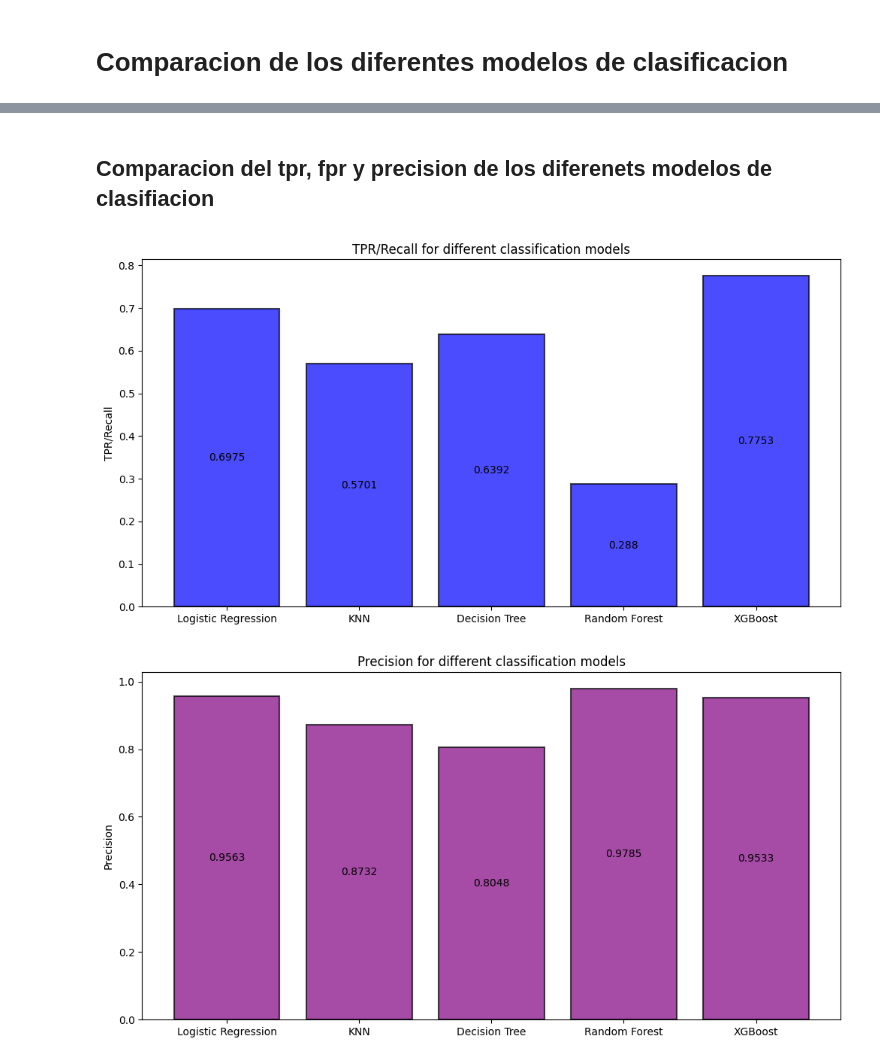
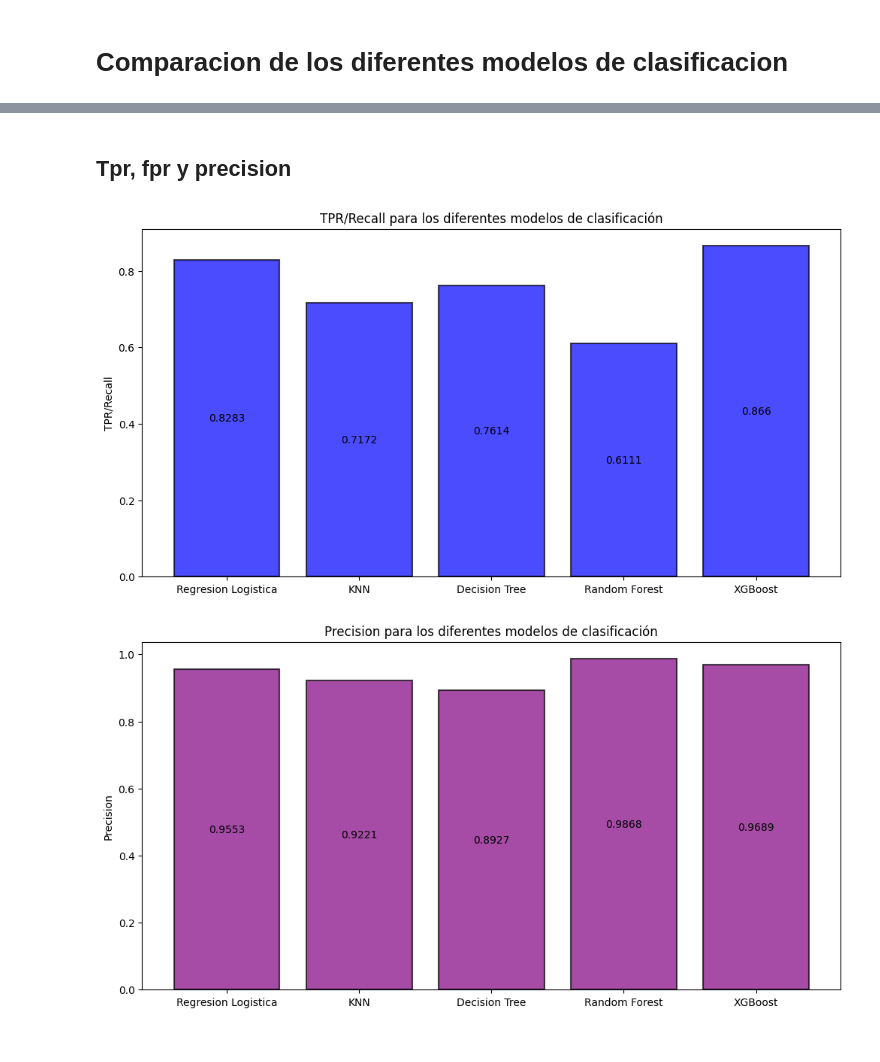
Before and after one commit to MatiasdeBuren/Final-Modelos-y-Simulacion, a Jupyter notebook: modelosFinal.ipynb, the cells around one changed output, grey strips where cells are left out. Cells and saved outputs as stored; diff of their text form; code cells hidden in the pictures.

```diff
--- a/modelosFinal.ipynb
+++ b/modelosFinal.ipynb
@@ -674,7 +677,7 @@ print(train_error[8], test_error[8], roc_auc_scores[8])
 ### Matriz de confusion para el arbol de clasificacion con mayor accuracy
 # %%
 TreeModel = tree.DecisionTreeClassifier(max_depth=8).fit(X_train, y_train)
-y_pred = classify(TreeModel, x_test, 0.7)
+y_pred = classify(TreeModel, x_test, 0.68)
 
 tn, fn, fp, tp = cm(y_pred, y_test)
 TreeModelAccuracy = accuracy(tp, tn, fp, fn)
@@ -684,7 +687,7 @@ TreeModelPrecision = precision(tp, tn, fp, fn)
 TreeModelFpr = fpr(tp, tn, fp, fn)
 
 
-print("Confusion Matrix:")
+print("Matriz de Confusion:")
 print(f"              Actual 0       Actual 1")
 print(f"Predicted 1     {fp}            {tp}")
 print(f"Predicted 0     {tn}             {fn}")
@@ -822,7 +822,7 @@ Text(0.5, 1.0, 'Bias-Variance Trade-off in Random Forest Classifier')
 ### Matriz de confusion para el Random Forest Tree
 # %%
 RandomForestTree = RandomForestClassifier(max_depth=18, n_estimators=23).fit(x_train, y_train)
-y_pred = classify(RandomForestTree, x_test, 0.7)
+y_pred = classify(RandomForestTree, x_test, 0.68)
 
 tn, fn, fp, tp = cm(y_pred, y_test)
 
@@ -833,7 +833,7 @@ RandomForestTreePrecision = precision(tp, tn, fp, fn)
 RandomForestTreeFpr = fpr(tp, tn, fp, fn)
 
 
-print("Confusion Matrix:")
+print("Matriz de Confusion:")
 print(f"              Actual 0       Actual 1")
 print(f"Predicted 1     {fp}            {tp}")
 print(f"Predicted 0     {tn}             {fn}")
@@ -948,7 +944,7 @@ plt.legend()
 ### Matriz de Confusion para el Arbol XGB con mejor cantidad de estimadores
 # %%
 ArbolXGB = xgb.XGBClassifier(n_estimators=59).fit(x_train, y_train)
-y_pred = classify(ArbolXGB, x_test, 0.7)
+y_pred = classify(ArbolXGB, x_test, 0.68)
 
 tn, fn, fp, tp = cm(y_pred, y_test)
 
@@ -959,7 +955,7 @@ ArbolXGBPrecision = precision(tp, tn, fp, fn)
 ArbolXGBFpr = fpr(tp, tn, fp, fn)
 
 
-print("Confusion Matrix:")
+print("Matriz de Confusion:")
 print(f"              Actual 0       Actual 1")
 print(f"Predicted 1     {fp}            {tp}")
 print(f"Predicted 0     {tn}             {fn}")
@@ -989,27 +985,24 @@ ROC AUC Score: 0.8814082278481014
 # %%
 # Definir los nombres de los modelos y sus respectivas métricas
-model_names = ['Logistic Regression', 'KNN', 'Decision Tree', 'Random Forest', 'XGBoost']
+model_names = ['Regresion Logistica', 'KNN', 'Decision Tree', 'Random Forest', 'XGBoost']
 accuracy_scores = [clfAccuracy, knnModelAccuracy, TreeModelAccuracy, RandomForestTreeAccuracy, ArbolXgbAccuracy]
 roc_auc_scores = [clfRocAuc, knnModelRocAuc, TreeModelRoCAUC, RandomForestTreeRocAuc, ArbolXGBRocAuc]
 
-# Crear el gráfico de barras para la precisión
 plt.figure(figsize=(12, 6))
 bars = plt.bar(model_names, accuracy_scores, color='darkgreen', alpha=0.7, width=0.8, align='center', edgecolor='black', linewidth=1.5, capsize=0.5, ecolor='black')
 plt.ylabel('Accuracy')
-plt.title('Accuracy for different classification models')
+plt.title('Accuracy para los diferentes modelos de clasificación')
 
-# Add value labels inside each bar
 for bar in bars:
     yval = bar.get_height()
     plt.text(bar.get_x() + bar.get_width()/2, yval/2, round(yval, 4), ha='center', va='center', color='black')
 
 plt.show()
 
-# Crear el gráfico de barras para el ROC AUC Score
 plt.figure(figsize=(12, 6))
 bars = plt.bar(model_names, roc_auc_scores, color='red', alpha=0.7, width=0.8, align='center', edgecolor='black', linewidth=1.5, capsize=0.5, ecolor='black')
 plt.ylabel('ROC AUC Score')
-plt.title('ROC AUC Score for different classification models')
+plt.title('ROC AUC Score para los diferentes modelos de clasificación')
 
 for bar in bars:
     yval = bar.get_height()
@@ -1021,40 +1014,40 @@ plt.show()
-# %% [markdown]
-## Comparacion del tpr, fpr y precision de los diferenets modelos de clasifiacion
+# %% [markdown]
+## Tpr, fpr y precision
 # %%
 tprScores = [clfTpr, knnModelTpr, TreeModelTpr, RandomForestTreeTpr, ArbolXGBTpr]
 precisionScores = [clfPrecision, knnModelPrecision, TreeModelPrecision, RandomForestTreePrecision, ArbolXGBPrecision]
 fprScores = [clfFpr, knnModelFpr, TreeModelFpr, RandomForestTreeFpr, ArbolXGBFpr]
 
 
 plt.figure(figsize=(12, 6))
 bars = plt.bar(model_names, tprScores, color='blue', alpha=0.7, width=0.8, align='center', edgecolor='black', linewidth=1.5, capsize=0.5, ecolor='black')
 plt.ylabel('TPR/Recall')
-plt.title('TPR/Recall for different classification models')
+plt.title('TPR/Recall para los diferentes modelos de clasificación')
 
 for bar in bars:
     yval = bar.get_height()
     plt.text(bar.get_x() + bar.get_width()/2, yval/2, round(yval, 4), ha='center', va='center', color='black')
 plt.show()
 
 plt.figure(figsize=(12, 6))
 bars = plt.bar(model_names, precisionScores, color='purple', alpha=0.7, width=0.8, align='center', edgecolor='black', linewidth=1.5, capsize=0.5, ecolor='black')
 plt.ylabel('Precision')
-plt.title('Precision for different classification models')
+plt.title('Precision para los diferentes modelos de clasificación')
 
 for bar in bars:
     yval = bar.get_height()
     plt.text(bar.get_x() + bar.get_width()/2, yval/2, round(yval, 4), ha='center', va='center', color='black')
 plt.show()
 
 plt.figure(figsize=(12, 6))
 bars = plt.bar(model_names, fprScores, color='orange', alpha=0.7, width=0.8, align='center', edgecolor='black', linewidth=1.5, capsize=0.5, ecolor='black')
 plt.ylabel('FPR')
-plt.title('FPR for different classification models')
+plt.title('FPR para los diferentes modelos de clasificación')
 
 for bar in bars:
     yval = bar.get_height()
     plt.text(bar.get_x() + bar.get_width()/2, yval/2, round(yval, 4), ha='center', va='center', color='black')
 plt.show()
 # %% [output]
-[figure, old version]
+[figure, new version]
-[figure, old version]
+[figure, new version]
```
Also changed, not shown: parts of 31 cells of this notebook.
